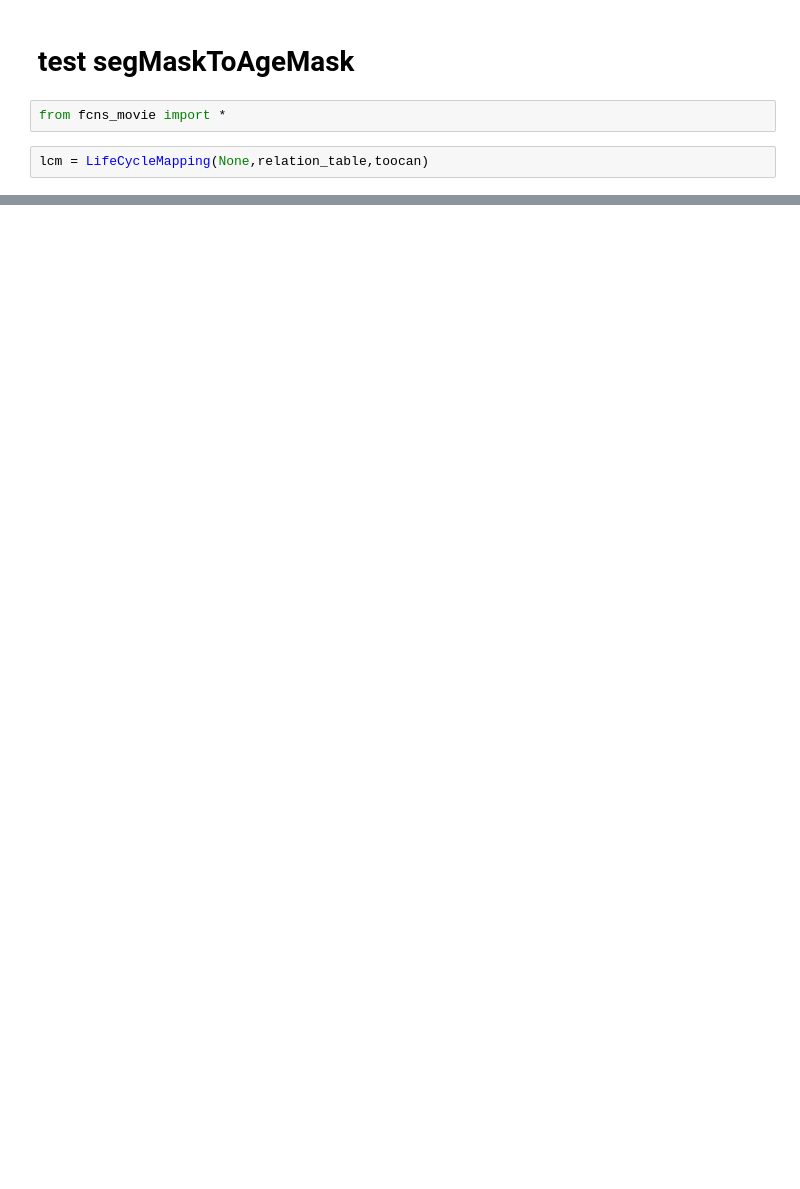
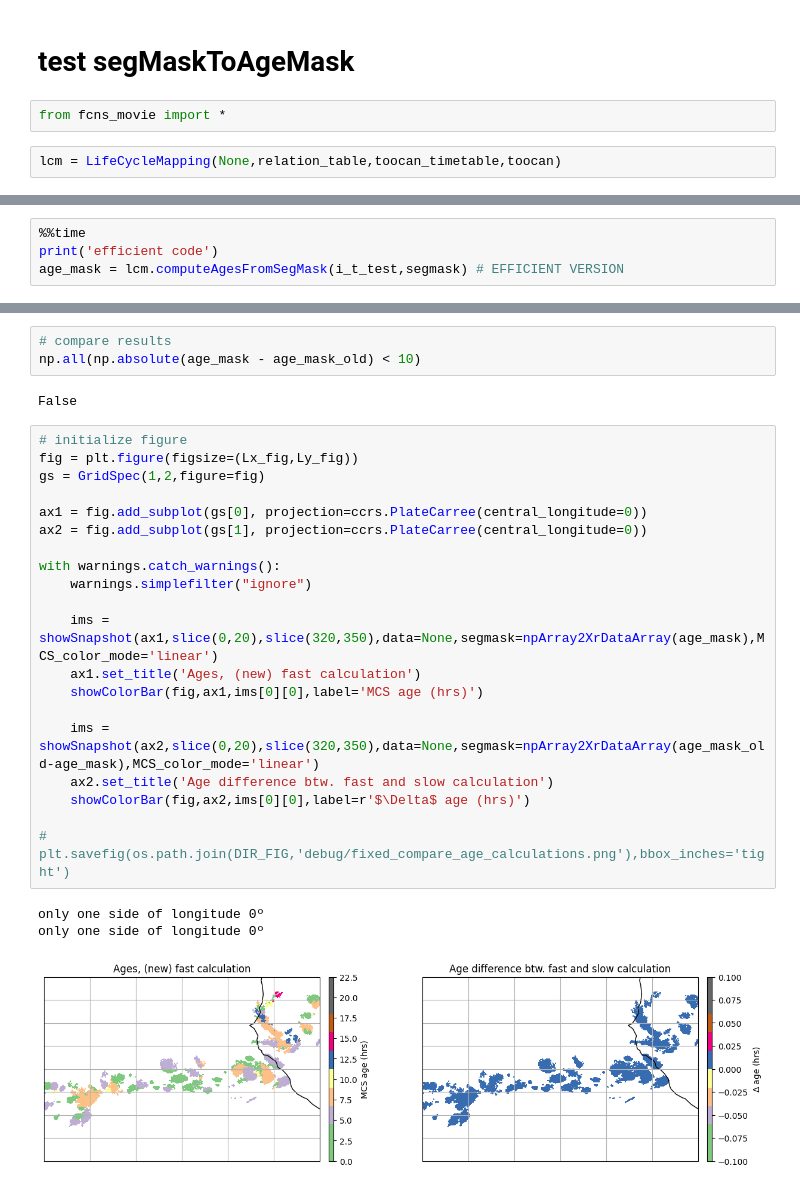
Before and after one commit to bfildier/explore-multiscale-extremes, a Jupyter notebook: scripts/explore_lifecycle_mapping.ipynb, the cells around one changed output, grey strips where cells are left out. Saved outputs shown, nothing was run; the diff lists cells and outputs as text; blank space fills up the shorter version.

```diff
--- a/scripts/explore_lifecycle_mapping.ipynb
+++ b/scripts/explore_lifecycle_mapping.ipynb
@@ -245,7 +480,7 @@ Normalized age of MCS 134180 at time index 500: 0.02857142857142857
 # %%
 from fcns_movie import *
 # %%
-lcm = LifeCycleMapping(None,relation_table,toocan)
+lcm = LifeCycleMapping(None,relation_table,toocan_timetable,toocan)
 # %%
 # example time index
 i_t_test = 500
@@ -281,0 +518,4 @@ executing.executing.NotOneValueFound: Expected one value, found 0
+# %%
+%%time
+print('efficient code')
+age_mask = lcm.computeAgesFromSegMask(i_t_test,segmask) # EFFICIENT VERSION
@@ -281,0 +563,29 @@ executing.executing.NotOneValueFound: Expected one value, found 0
+# %%
+# compare results
+np.all(np.absolute(age_mask - age_mask_old) < 10)
+# %% [output]
+False
+# %%
+# initialize figure
+fig = plt.figure(figsize=(Lx_fig,Ly_fig))
+gs = GridSpec(1,2,figure=fig)
+
+ax1 = fig.add_subplot(gs[0], projection=ccrs.PlateCarree(central_longitude=0))
+ax2 = fig.add_subplot(gs[1], projection=ccrs.PlateCarree(central_longitude=0))
+
+with warnings.catch_warnings():
+    warnings.simplefilter("ignore")
+
+    ims = showSnapshot(ax1,slice(0,20),slice(320,350),data=None,segmask=npArray2XrDataArray(age_mask),MCS_color_mode='linear')
+    ax1.set_title('Ages, (new) fast calculation')
+    showColorBar(fig,ax1,ims[0][0],label='MCS age (hrs)')
+
+    ims = showSnapshot(ax2,slice(0,20),slice(320,350),data=None,segmask=npArray2XrDataArray(age_mask_old-age_mask),MCS_color_mode='linear')
+    ax2.set_title('Age difference btw. fast and slow calculation')
+    showColorBar(fig,ax2,ims[0][0],label=r'$\Delta$ age (hrs)')
+
+# plt.savefig(os.path.join(DIR_FIG,'debug/fixed_compare_age_calculations.png'),bbox_inches='tight')
+# %% [output]
+only one side of longitude 0º
+only one side of longitude 0º
+[figure, added]
```
Also changed, not shown: parts of 63 cells of this notebook, 28 other files.
